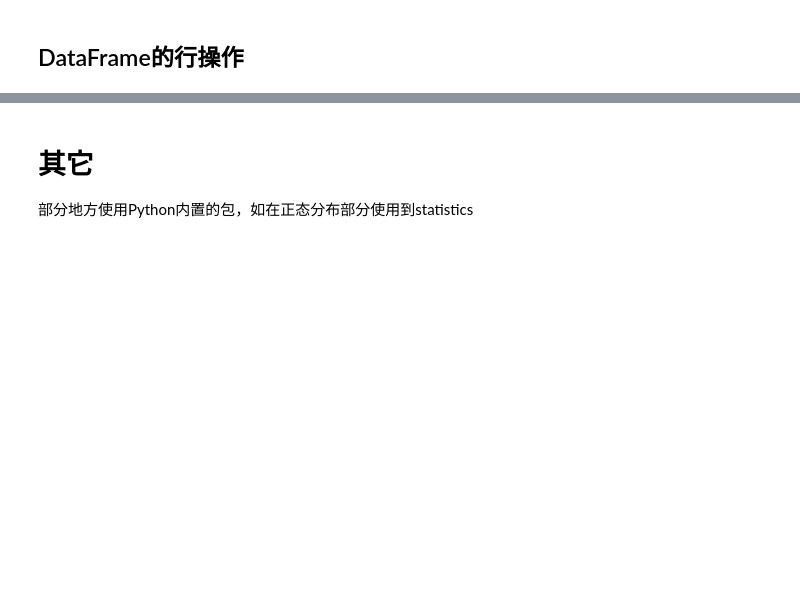
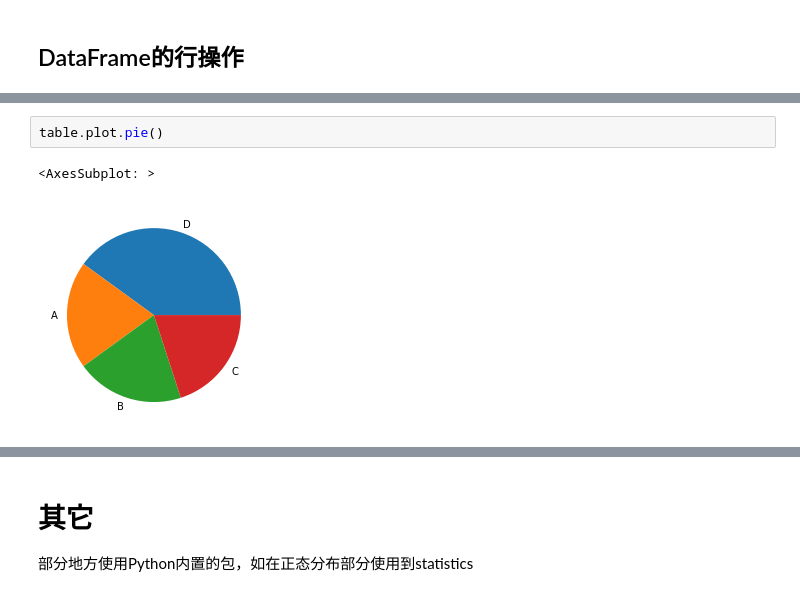
Before and after one commit to zhiliang-lin/py_for_stats, a Jupyter notebook: Python统计分析包.ipynb, the cells around one changed output, grey strips where cells are left out. Cells and saved outputs as stored; diff of their text form; blank space fills up the shorter version.

```diff
--- a/Python统计分析包.ipynb
+++ b/Python统计分析包.ipynb
@@ -62,0 +207,5 @@ sample_df.head(n = 3)
+# %%
+table.plot.pie()
+# %% [output]
+<AxesSubplot: >
+[figure, added]
```
Also changed, not shown: parts of 45 cells of this notebook.
